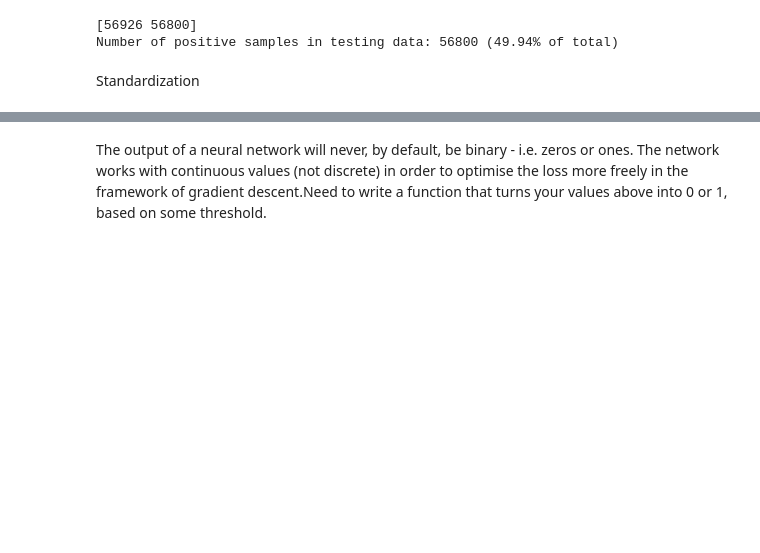
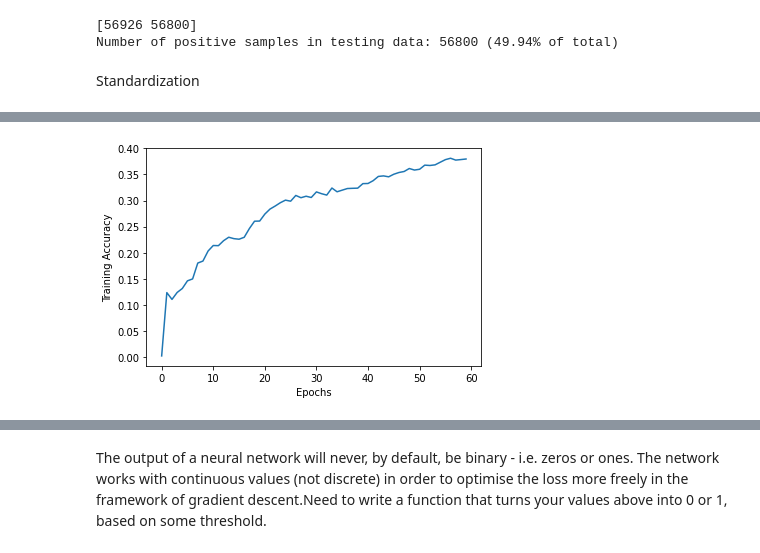
Before and after one commit to DevendraPS/MachineLearning, a Jupyter notebook: Credit_Card_Fraud_with_Tensorflow_Keras.ipynb, the cells around one changed output, grey strips where cells are left out. Cells and saved outputs as stored; diff of their text form; code cells hidden in the pictures; blank space fills up the shorter version.

```diff
--- a/Credit_Card_Fraud_with_Tensorflow_Keras.ipynb
+++ b/Credit_Card_Fraud_with_Tensorflow_Keras.ipynb
@@ -224,3 +233,10 @@ Epoch 60/60
+# %%
+plt.plot(hist.history['accuracy'], label='Train accuracy')
+plt.xlabel('Epochs')
+plt.ylabel('Training Accuracy')
+plt.show()
+# %% [output]
+[figure, added]
 # %%
 training_score = model.evaluate(train_features, train_targets, verbose=1)
 print(training_score)
```
Also changed, not shown: parts of 12 cells of this notebook.
